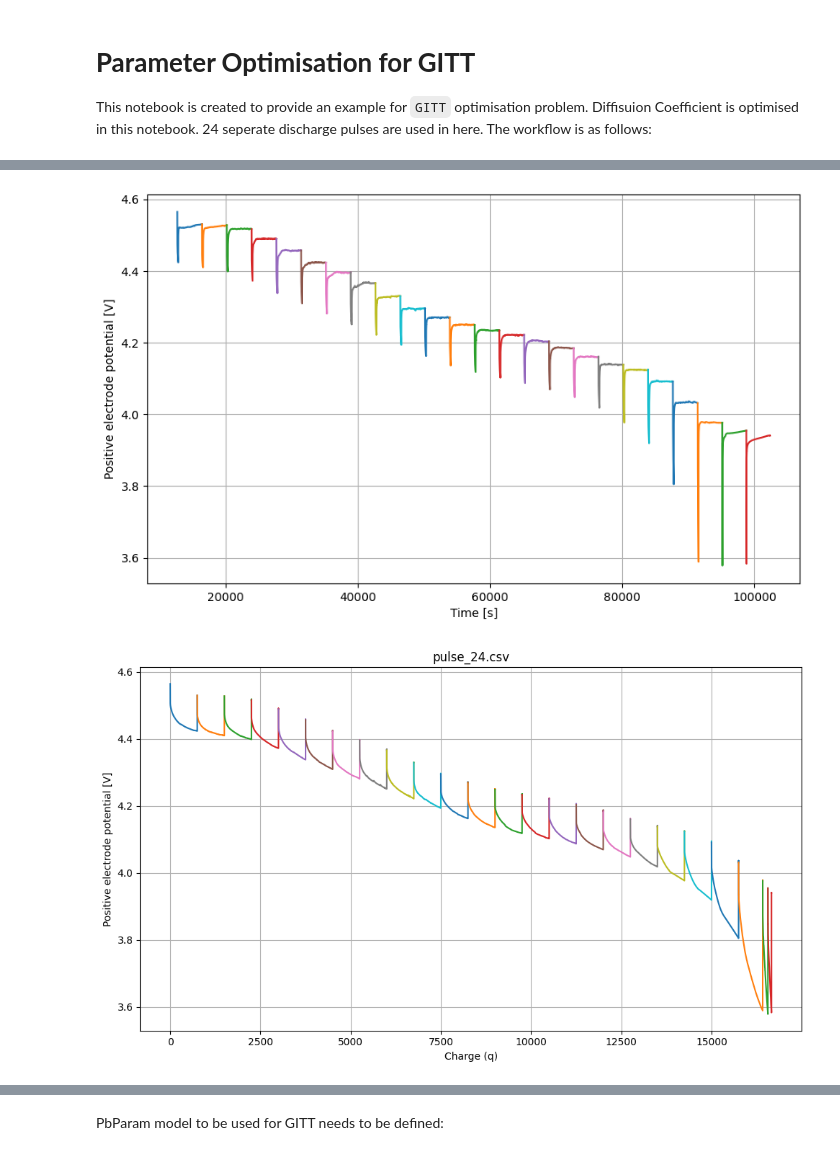
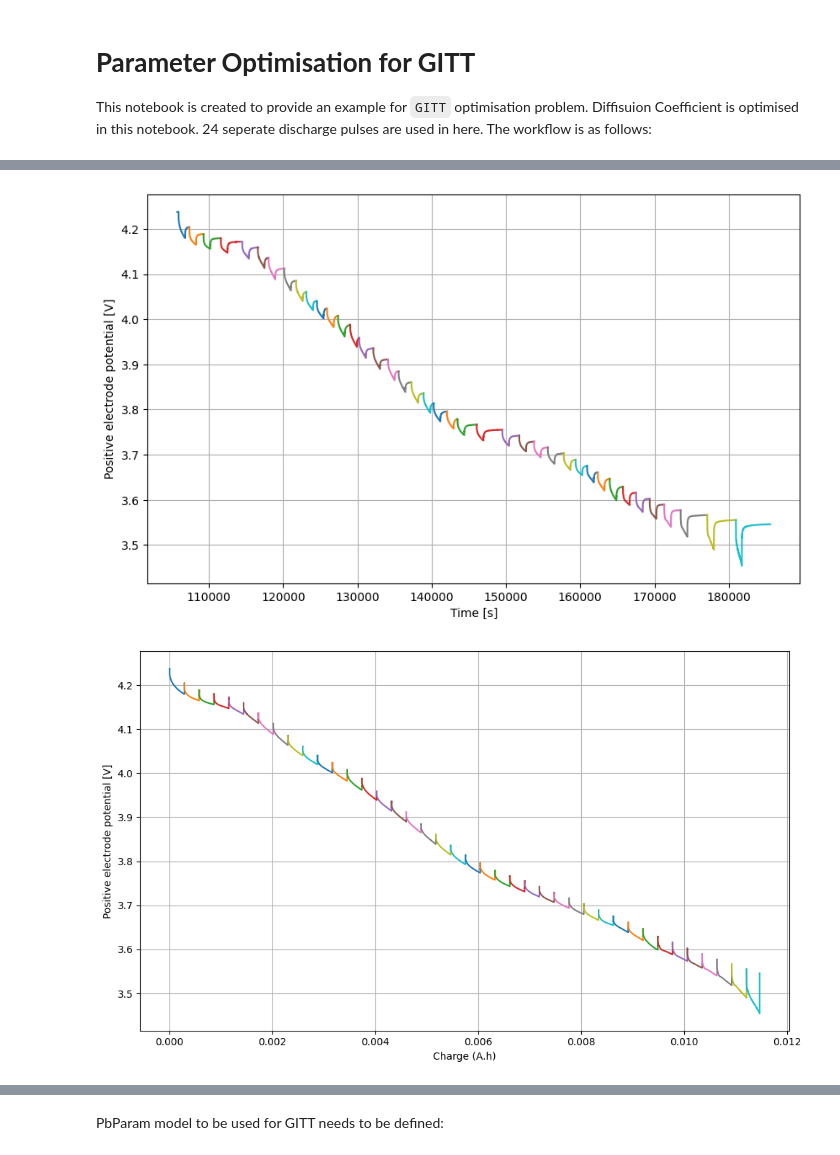
Before and after one commit to paramm-team/pybamm-param, a Jupyter notebook: examples/notebooks/GITT_loop.ipynb, the cells around one changed output, grey strips where cells are left out. Cells and saved outputs as stored; diff of their text form; code cells hidden in the pictures.

```diff
--- a/examples/notebooks/GITT_loop.ipynb
+++ b/examples/notebooks/GITT_loop.ipynb
@@ -9,11 +9,13 @@ import pybamm
 import pbparam
 import pandas as pd
 import os
+import numpy as np
 
-folder_path = (os.path.join(pbparam.__path__[0], "input", "data/GITT"))
+pulse_folder_path = (os.path.join(pbparam.__path__[0], "input", "data/GITT"))
+OCP_folder_path = (os.path.join(pbparam.__path__[0], "input", "data"))
 
 # Get a list of all files in the folder
-all_files = os.listdir(folder_path)
+all_files = os.listdir(pulse_folder_path)
 
 # Filter the list to get only .csv files
 csv_files = [file for file in all_files if file.endswith('.csv')]
@@ -25,6 +27,7 @@ sorted_files_by_pulse = [f"pulse_{num}.csv" for num in sorted(pulse_numbers)]
 # Loop through each CSV file and read it into a DataFrame
 dfs = {}  # Store each DataFrame in a dictionary with the filename as the key
 
+# Read all the pulses in the folder
 for csv_file in sorted_files_by_pulse:
-    file_path = os.path.join(folder_path, csv_file)
+    file_path = os.path.join(pulse_folder_path, csv_file)
     dfs[csv_file] = pd.read_csv(file_path)
@@ -31,13 +38,14 @@ for csv_file in sorted_files_by_pulse:
 # %%
 ## OPTIONAL ##
+# If the charge is already calculated, it can be used instead of this.
 
-# Calculation of Charge (Q)
+# Calculation of Charge (A.h)
 
 def compute_cumulative_charge(currents, times, starting_charge):
     q_values = [starting_charge]
     for i in range (1, len(currents)):
-        dt = times[i] - times[i-1]
-        dq = 0.5 * (currents[i]+currents[i-1]) * dt
+        dt = (times[i] - times[i-1]) / 3600
+        dq = 0.5 * np.abs(currents[i]+currents[i-1]) * dt
         q_values.append(q_values[-1] + dq)
     return q_values
 # %%
@@ -48,5 +56,5 @@ for name, df in dfs.items():
     times = df["Time [s]"].tolist()
     q_values = compute_cumulative_charge(currents, times, starting_charge)
     starting_charge = q_values[-1]
-    dfs[name]['Charge (Q)'] = q_values
+    dfs[name]['Charge (A.h)'] = q_values
 # %%
@@ -69,22 +77,21 @@ dfs["pulse_1.csv"]
 # %%
 # Both of the Voltage vs Time and Charge can be plotted as below.
 
 import matplotlib.pyplot as plt
 fig, ax = plt.subplots(figsize=(10, 6))
 fig2, ax2 =plt.subplots(figsize=(10, 6))
 for file_name, df in dfs.items():
-    plt.title(file_name)
     ax.plot(df['Time [s]'], df["Positive electrode potential [V]"])
-    ax2.plot(df['Charge (Q)'], df["Positive electrode potential [V]"])
+    ax2.plot(df['Charge (A.h)'], df["Positive electrode potential [V]"])
 ax.set_xlabel('Time [s]')
-ax2.set_xlabel('Charge (q)')
+ax2.set_xlabel('Charge (A.h)')
 ax.set_ylabel('Positive electrode potential [V]')
 ax2.set_ylabel('Positive electrode potential [V]')
 ax.grid(True)
 ax2.grid(True)
 plt.tight_layout()
 plt.show()
 # %% [output]
-[figure, old version]
+[figure, new version]
-[figure, old version]
+[figure, new version]
 # %%
```
Also changed, not shown: parts of 17 cells of this notebook, 50 other files.
